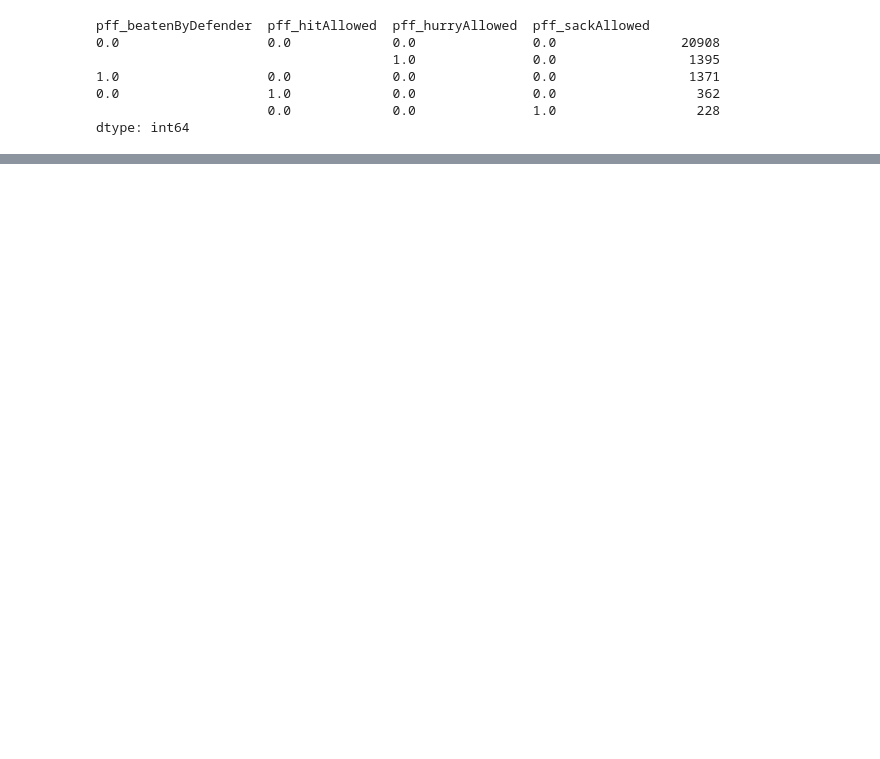
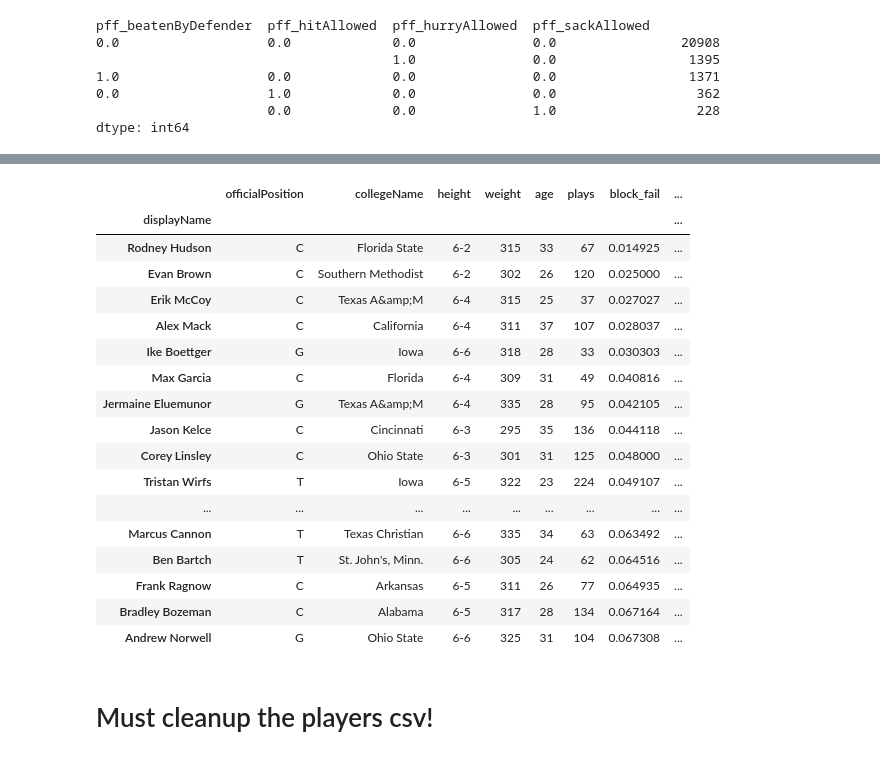
Before and after one commit to Miller-Ryan-1/nfl-linemen, a Jupyter notebook: analysis_playground.ipynb, the cells around one changed output, grey strips where cells are left out. Saved outputs shown, nothing was run; the diff lists cells and outputs as text; code cells hidden in the pictures; blank space fills up the shorter version.

Commit message:
individual player cursory analysis

```diff
--- a/analysis_playground.ipynb
+++ b/analysis_playground.ipynb
@@ -510,0 +703,23 @@ dtype: int64
+# %%
+linemen.sort_values(by = 'block_fail').head(20)
+# %% [output]
+|  | officialPosition | collegeName | height | weight | age | plays | block_fail | ... |
+| displayName |  |  |  |  |  |  |  | ... |
+| Rodney Hudson | C | Florida State | 6-2 | 315 | 33 | 67 | 0.014925 | ... |
+| Evan Brown | C | Southern Methodist | 6-2 | 302 | 26 | 120 | 0.025000 | ... |
+| Erik McCoy | C | Texas A&amp;M | 6-4 | 315 | 25 | 37 | 0.027027 | ... |
+| Alex Mack | C | California | 6-4 | 311 | 37 | 107 | 0.028037 | ... |
+| Ike Boettger | G | Iowa | 6-6 | 318 | 28 | 33 | 0.030303 | ... |
+| Max Garcia | C | Florida | 6-4 | 309 | 31 | 49 | 0.040816 | ... |
+| Jermaine Eluemunor | G | Texas A&amp;M | 6-4 | 335 | 28 | 95 | 0.042105 | ... |
+| Jason Kelce | C | Cincinnati | 6-3 | 295 | 35 | 136 | 0.044118 | ... |
+| Corey Linsley | C | Ohio State | 6-3 | 301 | 31 | 125 | 0.048000 | ... |
+| Tristan Wirfs | T | Iowa | 6-5 | 322 | 23 | 224 | 0.049107 | ... |
+| ... | ... | ... | ... | ... | ... | ... | ... | ... |
+| Marcus Cannon | T | Texas Christian | 6-6 | 335 | 34 | 63 | 0.063492 | ... |
+| Ben Bartch | T | St. John's, Minn. | 6-6 | 305 | 24 | 62 | 0.064516 | ... |
+| Frank Ragnow | C | Arkansas | 6-5 | 311 | 26 | 77 | 0.064935 | ... |
+| Bradley Bozeman | C | Alabama | 6-5 | 317 | 28 | 134 | 0.067164 | ... |
+| Andrew Norwell | G | Ohio State | 6-6 | 325 | 31 | 104 | 0.067308 | ... |
+# %% [markdown]
+# Must cleanup the players csv!
```
Also changed, not shown: parts of 30 cells of this notebook.
